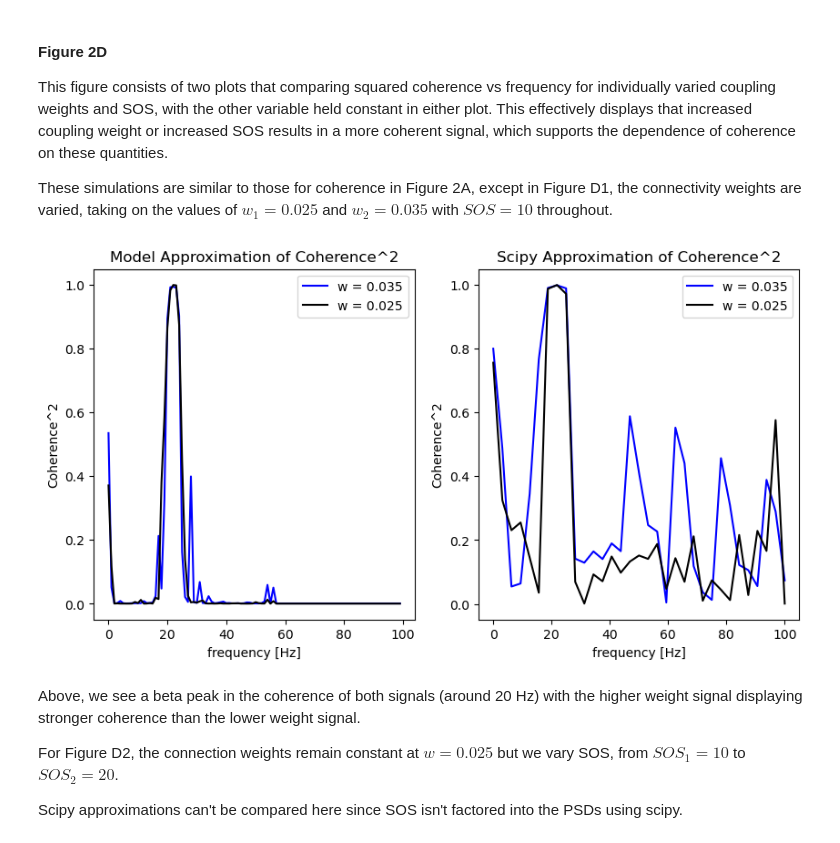
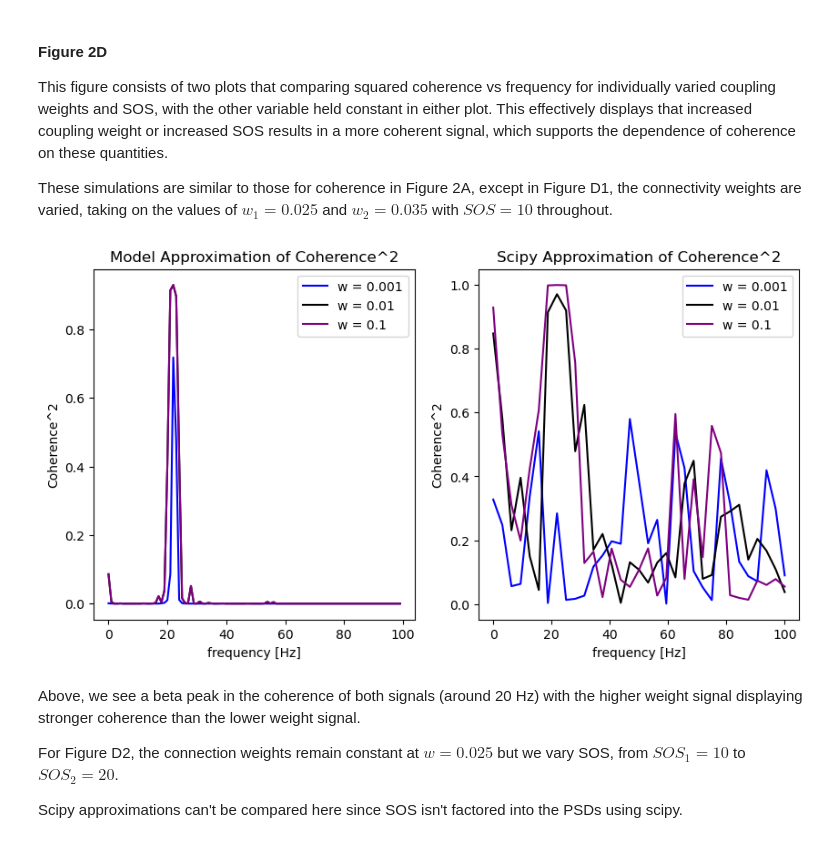
Before and after one commit to cyneuro/neuro_communication, a Jupyter notebook: Vinck2021_SSM_tutorial.ipynb, the cells around one changed output. Cells and saved outputs as stored; diff of their text form; code cells hidden in the pictures.

```diff
--- a/Vinck2021_SSM_tutorial.ipynb
+++ b/Vinck2021_SSM_tutorial.ipynb
@@ -412,36 +412,43 @@ These simulations are similar to those for coherence in Figure 2A, except in Fig
 # %%
 # Select parameters for coherence
 SOS = 10
-W1 = 0.025
-W2 = 0.035
+W1 = 0.001
+W2 = 0.01
+W3 = 0.1
 
-f, coh2_025 = get_coherence2(TSTOP, SAMPLING_RATE, SOS, 21, W1, random_state)
-f, coh2_035 = get_coherence2(TSTOP, SAMPLING_RATE, SOS, 21, W2, random_state)
+f, coh2_1 = get_coherence2(TSTOP, SAMPLING_RATE, SOS, 21, W1, random_state)
+f, coh2_2 = get_coherence2(TSTOP, SAMPLING_RATE, SOS, 21, W2, random_state)
+f, coh2_3 = get_coherence2(TSTOP, SAMPLING_RATE, SOS, 21, W3, random_state)
 
-z1, z2, n1, n1_adjusted, alpha, freqs = generate_sender_receiver(TSTOP, SAMPLING_RATE, SOS, 21, 0.025, random_state)
-f_scipy, coh2_025_scipy = signal.coherence(z1, z2, fs=SAMPLING_RATE, nperseg=64)
+z1, z2, n1, n1_adjusted, alpha, freqs = generate_sender_receiver(TSTOP, SAMPLING_RATE, SOS, 21, W1, random_state)
+f_scipy, coh2_1_scipy = signal.coherence(z1, z2, fs=SAMPLING_RATE, nperseg=64)
 
-z1, z2, n1, n1_adjusted, alpha, freqs = generate_sender_receiver(TSTOP, SAMPLING_RATE, SOS, 21, 0.035, random_state)
-f_scipy, coh2_035_scipy = signal.coherence(z1, z2, fs=SAMPLING_RATE, nperseg=64)
+z1, z2, n1, n1_adjusted, alpha, freqs = generate_sender_receiver(TSTOP, SAMPLING_RATE, SOS, 21, W2, random_state)
+f_scipy, coh2_2_scipy = signal.coherence(z1, z2, fs=SAMPLING_RATE, nperseg=64)
+
+z1, z2, n1, n1_adjusted, alpha, freqs = generate_sender_receiver(TSTOP, SAMPLING_RATE, SOS, 21, W3, random_state)
+f_scipy, coh2_3_scipy = signal.coherence(z1, z2, fs=SAMPLING_RATE, nperseg=64)
 
 fig, ax = plt.subplots(nrows=1, ncols=2, figsize=(10,5))
-ax[0].plot(f, coh2_035, label="w = 0.035", color="blue")
-ax[0].plot(f, coh2_025, label="w = 0.025", color="black")
+ax[0].plot(f, coh2_1, label="w = 0.001", color="blue")
+ax[0].plot(f, coh2_2, label="w = 0.01", color="black")
+ax[0].plot(f, coh2_2, label="w = 0.1", color="purple")
 ax[0].set_xlabel('frequency [Hz]')
 ax[0].set_ylabel('Coherence^2')
 ax[0].legend()
 ax[0].set_title('Model Approximation of Coherence^2')
 
-ax[1].plot(f_scipy, coh2_035_scipy, label="w = 0.035", color="blue")
-ax[1].plot(f_scipy, coh2_025_scipy, label="w = 0.025", color="black")
+ax[1].plot(f_scipy, coh2_1_scipy, label="w = 0.001", color="blue")
+ax[1].plot(f_scipy, coh2_2_scipy, label="w = 0.01", color="black")
+ax[1].plot(f_scipy, coh2_3_scipy, label="w = 0.1", color="purple")
 ax[1].set_xlabel('frequency [Hz]')
 ax[1].set_ylabel('Coherence^2')
 ax[1].legend()
 ax[1].set_title('Scipy Approximation of Coherence^2')
 
 plt.show()
 # %% [output]
-[figure, old version]
+[figure, new version]
 # %% [markdown]
 Above, we see a beta peak in the coherence of both signals (around 20 Hz) with the higher weight signal displaying stronger coherence than the lower weight signal.
 
```
Also changed, not shown: parts of 10 cells of this notebook.
